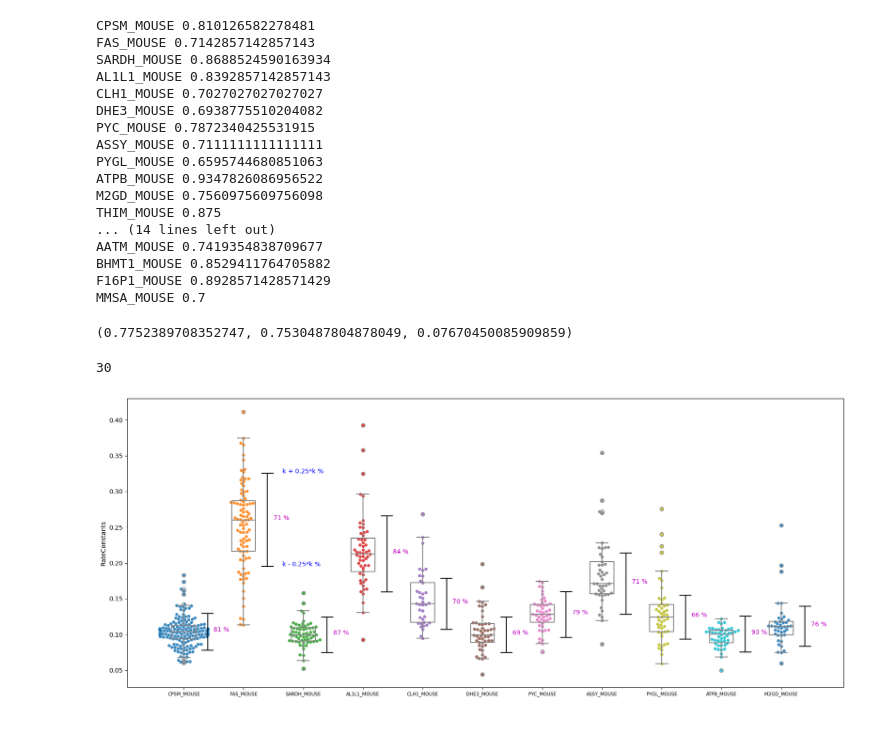
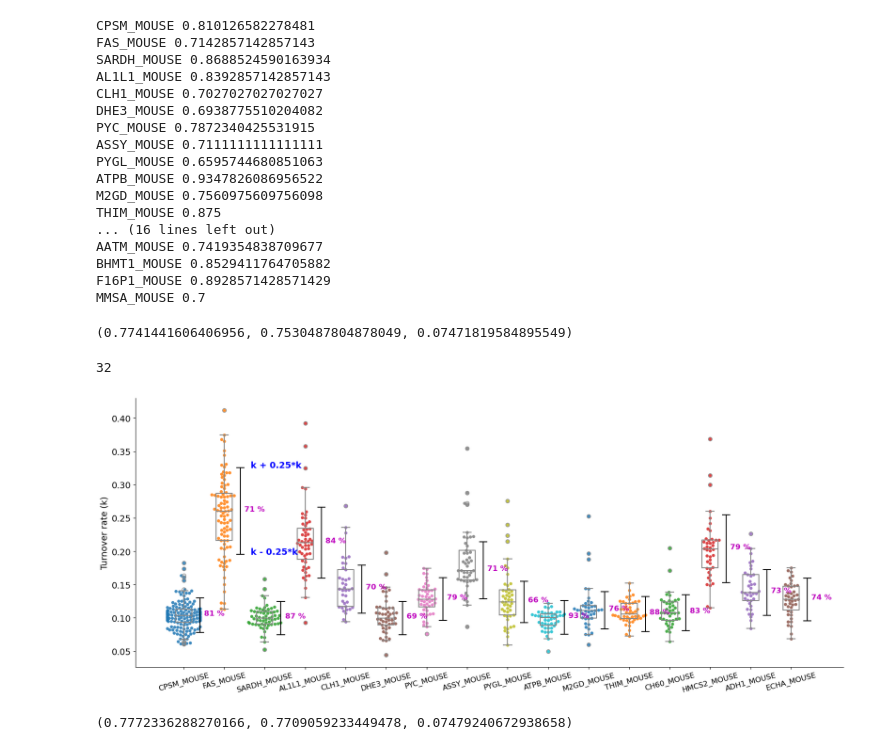
Before and after one commit to henockmamo54/TimePointSelection_paperAnalysis, a Jupyter notebook: Review/RateDistribution/liverpool_liver.ipynb, the cells around one changed output. Saved outputs shown, nothing was run; the diff lists cells and outputs as text; code cells hidden in the pictures.

Commit message:
Figures updated

```diff
--- a/Review/RateDistribution/liverpool_liver.ipynb
+++ b/Review/RateDistribution/liverpool_liver.ipynb
@@ -17,7 +17,7 @@ import warnings
 warnings.filterwarnings('ignore')
 # %%
 all_30_prot=['CPSM_MOUSE','FAS_MOUSE', 'SARDH_MOUSE','AL1L1_MOUSE','CLH1_MOUSE','DHE3_MOUSE','PYC_MOUSE', 'ASSY_MOUSE','PYGL_MOUSE',
-'ATPB_MOUSE','M2GD_MOUSE','THIM_MOUSE','CH60_MOUSE','HMCS2_MOUSE''ADH1_MOUSE','ECHA_MOUSE','SBP1_MOUSE','ATPA_MOUSE','AL1A1_MOUSE'
+'ATPB_MOUSE','M2GD_MOUSE','THIM_MOUSE','CH60_MOUSE','HMCS2_MOUSE','ADH1_MOUSE','ECHA_MOUSE','SBP1_MOUSE','ATPA_MOUSE','AL1A1_MOUSE'
 'HYES_MOUSE','ALBU_MOUSE','TKT_MOUSE', 'AOXC_MOUSE','K2C8_MOUSE','ALDH2_MOUSE','MYH9_MOUSE','EF2_MOUSE', 'FAAA_MOUSE','G3P_MOUSE',
 'SPTN1_MOUSE','AATM_MOUSE',  'BHMT1_MOUSE', 'F16P1_MOUSE', 'MMSA_MOUSE',  ]
 # %%
@@ -123,7 +123,7 @@ PYGL_MOUSE 0.6595744680851063
 ATPB_MOUSE 0.9347826086956522
 M2GD_MOUSE 0.7560975609756098
 THIM_MOUSE 0.875
-... (14 lines left out)
+... (16 lines left out)
 AATM_MOUSE 0.7419354838709677
 BHMT1_MOUSE 0.8529411764705882
 F16P1_MOUSE 0.8928571428571429
@@ -131,50 +131,60 @@ MMSA_MOUSE 0.7
 # %%
 np.mean(res),np.median(res),np.std(res)
 # %% [output]
-(0.7752389708352747, 0.7530487804878049, 0.07670450085909859)
+(0.7741441606406956, 0.7530487804878049, 0.07471819584895549)
 # %%
 len(res)
 # %% [output]
-30
+32
 # %%
 res=[]
 plt.figure(figsize=(17,7))
-n_prot=10
-for index,prot in enumerate(all_30_prot):
+plt.rc("font",size=14)
+n_prot=16
+for index,prot in enumerate(all_30_prot[:n_prot]):
     tempData=merged[merged.Protein==prot]
     if tempData.shape[0]==0: continue
 
     perncentage_p=tempData.RateConstants[(tempData.RateConstants >= np.median(tempData.RateConstants) - np.median(tempData.RateConstants)*0.25) &
                     ((tempData.RateConstants <= np.median(tempData.RateConstants) + np.median(tempData.RateConstants)*0.25))].shape[0]/tempData.shape[0]
 
     sns.swarmplot(y=tempData.RateConstants,x=index,zorder=0,alpha=0.85)
     sns.boxplot(y=tempData.RateConstants,x=index,color='#878787',fill=False,width=0.4)
     # sns.boxenplot(y=tempData.RateConstants,x=index)
 
     plt.vlines(x=index+0.4,
                ymin=np.median(tempData.RateConstants) - np.median(tempData.RateConstants)*0.25,
                ymax=np.median(tempData.RateConstants) + np.median(tempData.RateConstants)*0.25,colors='k')
     plt.hlines(y=np.median(tempData.RateConstants) - np.median(tempData.RateConstants)*0.25,
                xmin=index+0.3,xmax=index+0.5,colors='k')
     plt.hlines(y=np.median(tempData.RateConstants) + np.median(tempData.RateConstants)*0.25,
                xmin=index+0.3,xmax=index+0.5,colors='k')
-    plt.text(x=index+0.5,y=np.median(tempData.RateConstants),s=f"{100*perncentage_p:.0f} %",c='m')
+    plt.text(x=index+0.5,y=np.median(tempData.RateConstants),s=f"{100*perncentage_p:.0f} %",c='m',fontsize=12, fontweight='bold')
 
     if index ==1:
-        plt.text(x=index+0.65,y=np.median(tempData.RateConstants) + np.median(tempData.RateConstants)*0.25,s=f"k + 0.25*k %",c='blue')
-        plt.text(x=index+0.65,y=np.median(tempData.RateConstants) - np.median(tempData.RateConstants)*0.25,s=f"k - 0.25*k %",c='blue')
+        plt.text(x=index+0.65,y=np.median(tempData.RateConstants) + np.median(tempData.RateConstants)*0.25,s=f"k + 0.25*k",c='blue', fontweight='bold')
+        plt.text(x=index+0.65,y=np.median(tempData.RateConstants) - np.median(tempData.RateConstants)*0.25,s=f"k - 0.25*k",c='blue', fontweight='bold')
 
 
     # print(prot,perncentage_p)
     res.append(perncentage_p)
 
     if index ==n_prot: break
 
-plt.xticks( range(n_prot+1), all_30_prot[:n_prot+1],rotation=0,fontsize=7.5)
+plt.xticks( range(n_prot), all_30_prot[:n_prot],rotation=15,fontsize=12)
 # plt.show()
 np.mean(res),np.median(res),np.std(res)
 
+ax=plt.gca()
+ax.spines['top'].set_visible(False)
+ax.spines['right'].set_visible(False)
+plt.ylabel("Turnover rate (k)")
+
 plt.tight_layout()
 plt.savefig("rate_percentage_liver.jpeg",dpi=900)
 # %% [output]
-[figure, old version]
+[figure, new version]
+# %%
+np.mean(res),np.median(res),np.std(res)
+# %% [output]
+(0.7772336288270166, 0.7709059233449478, 0.07479240672938658)
```
Also changed, not shown: parts of 1 cell of this notebook, 6 other files.
